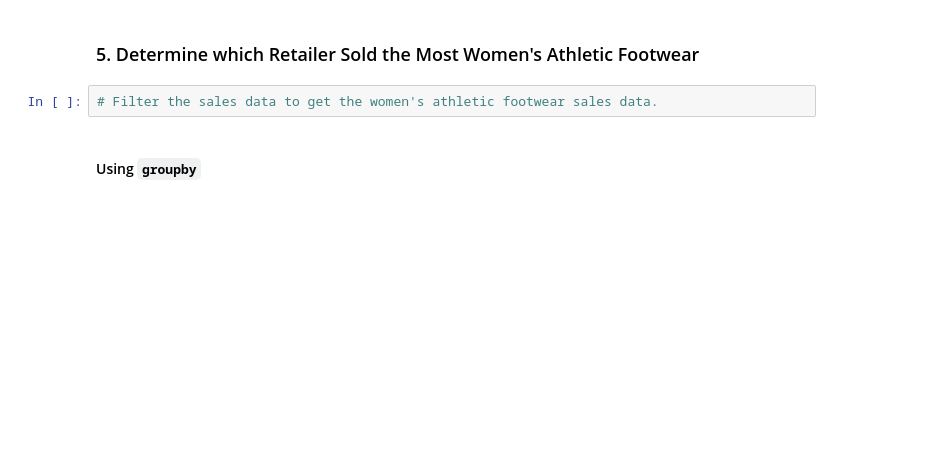
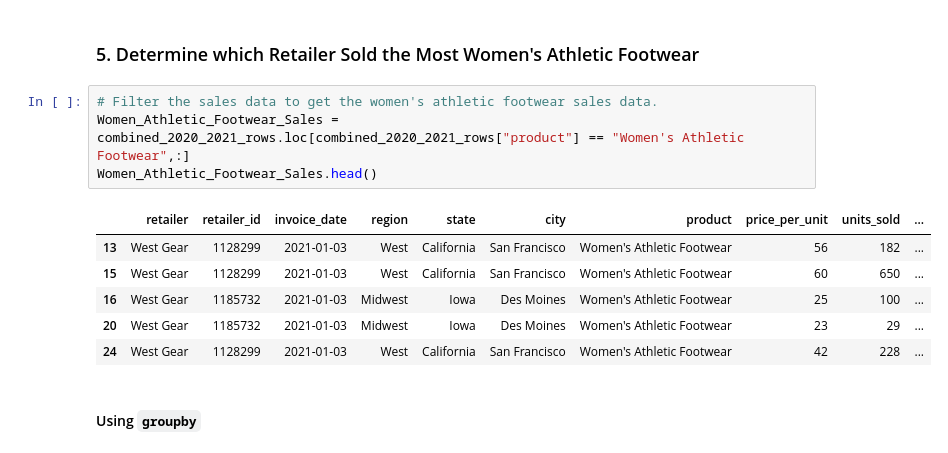
Before and after one commit to hsingh8015/athletic_sales_analysis, a Jupyter notebook: athletic_sales_analysis.ipynb, the cells around one changed output. Cells and saved outputs as stored; diff of their text form; blank space fills up the shorter version.

```diff
--- a/athletic_sales_analysis.ipynb
+++ b/athletic_sales_analysis.ipynb
@@ -188,6 +263,15 @@ dtype: object
 ### 5. Determine which Retailer Sold the Most Women's Athletic Footwear
 # %%
 # Filter the sales data to get the women's athletic footwear sales data.
+Women_Athletic_Footwear_Sales = combined_2020_2021_rows.loc[combined_2020_2021_rows["product"] == "Women's Athletic Footwear",:]
+Women_Athletic_Footwear_Sales.head()
+# %% [output]
+|  | retailer | retailer_id | invoice_date | region | state | city | product | price_per_unit | units_sold | ... |
+| 13 | West Gear | 1128299 | 2021-01-03 | West | California | San Francisco | Women's Athletic Footwear | 56 | 182 | ... |
+| 15 | West Gear | 1128299 | 2021-01-03 | West | California | San Francisco | Women's Athletic Footwear | 60 | 650 | ... |
+| 16 | West Gear | 1185732 | 2021-01-03 | Midwest | Iowa | Des Moines | Women's Athletic Footwear | 25 | 100 | ... |
+| 20 | West Gear | 1185732 | 2021-01-03 | Midwest | Iowa | Des Moines | Women's Athletic Footwear | 23 | 29 | ... |
+| 24 | West Gear | 1128299 | 2021-01-03 | West | California | San Francisco | Women's Athletic Footwear | 42 | 228 | ... |
 # %% [markdown]
 #### Using `groupby`
 # %%
```
Also changed, not shown: parts of 12 cells of this notebook, 1 other file.
